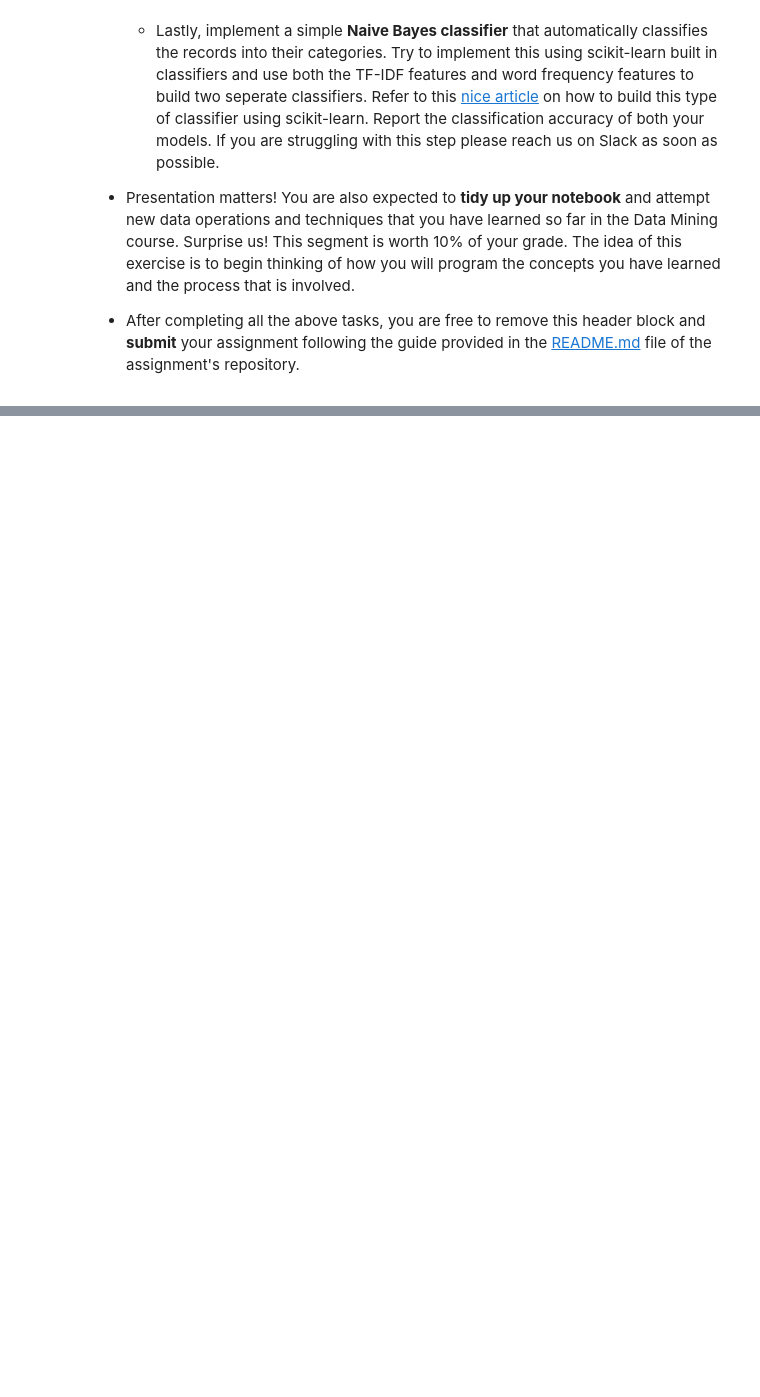
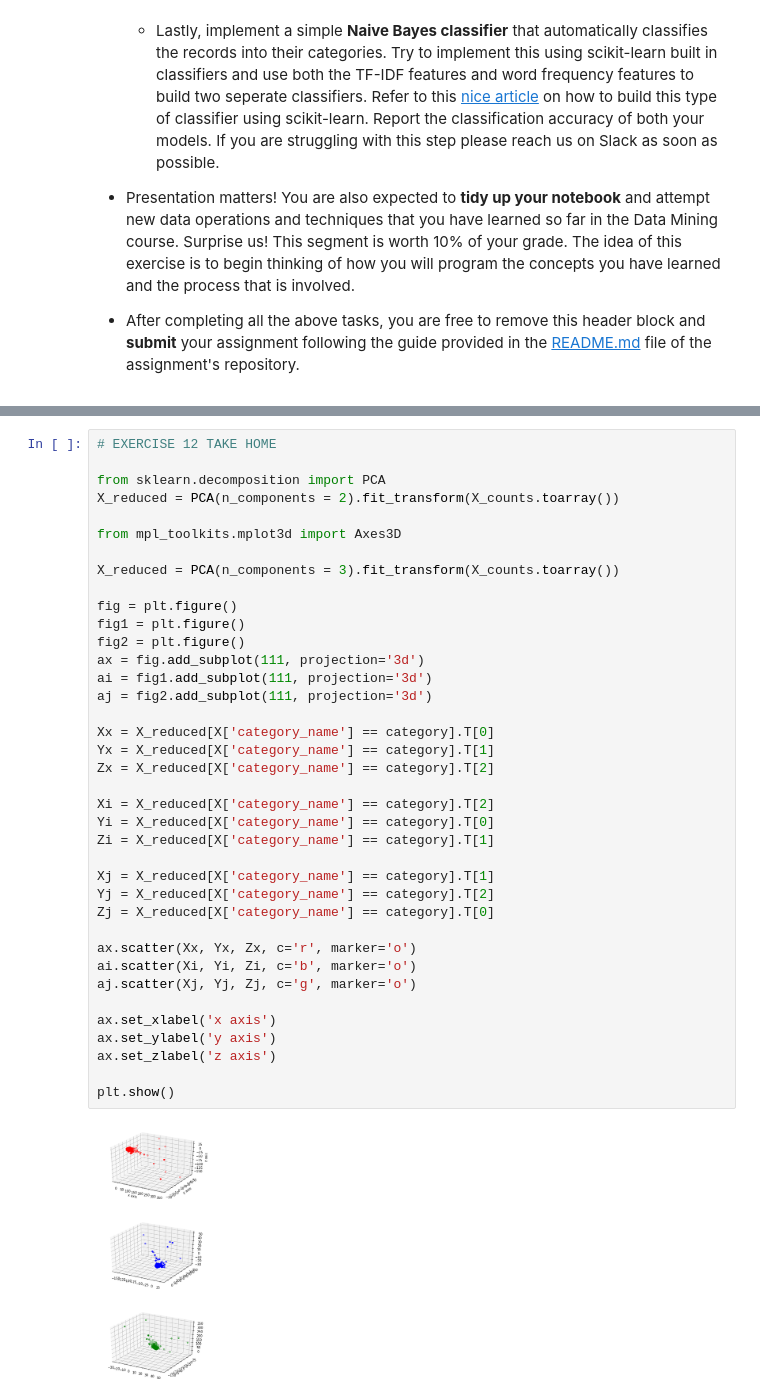
Before and after one commit to pablomp3/dm_2018_hw_1, a Jupyter notebook: hw_1.ipynb, the cells around one changed output, grey strips where cells are left out. Drawn from its saved outputs; the diff is of its cells as text; blank space fills up the shorter version.

```diff
--- a/hw_1.ipynb
+++ b/hw_1.ipynb
@@ -32,0 +177,42 @@ GitHub ID: pablomp3
+# %%
+# EXERCISE 12 TAKE HOME
+
+from sklearn.decomposition import PCA
+X_reduced = PCA(n_components = 2).fit_transform(X_counts.toarray())
+
+from mpl_toolkits.mplot3d import Axes3D
+
+X_reduced = PCA(n_components = 3).fit_transform(X_counts.toarray())
+
+fig = plt.figure()
+fig1 = plt.figure()
+fig2 = plt.figure()
+ax = fig.add_subplot(111, projection='3d')
+ai = fig1.add_subplot(111, projection='3d')
+aj = fig2.add_subplot(111, projection='3d')
+
+Xx = X_reduced[X['category_name'] == category].T[0]
+Yx = X_reduced[X['category_name'] == category].T[1]
+Zx = X_reduced[X['category_name'] == category].T[2]
+
+Xi = X_reduced[X['category_name'] == category].T[2]
+Yi = X_reduced[X['category_name'] == category].T[0]
+Zi = X_reduced[X['category_name'] == category].T[1]
+
+Xj = X_reduced[X['category_name'] == category].T[1]
+Yj = X_reduced[X['category_name'] == category].T[2]
+Zj = X_reduced[X['category_name'] == category].T[0]
+
+ax.scatter(Xx, Yx, Zx, c='r', marker='o')
+ai.scatter(Xi, Yi, Zi, c='b', marker='o')
+aj.scatter(Xj, Yj, Zj, c='g', marker='o')
+
+ax.set_xlabel('x axis')
+ax.set_ylabel('y axis')
+ax.set_zlabel('z axis')
+
+plt.show()
+# %% [output]
+[figure, added]
+[figure, added]
+[figure, added]
```
Also changed, not shown: parts of 46 cells of this notebook, 4 other files.
